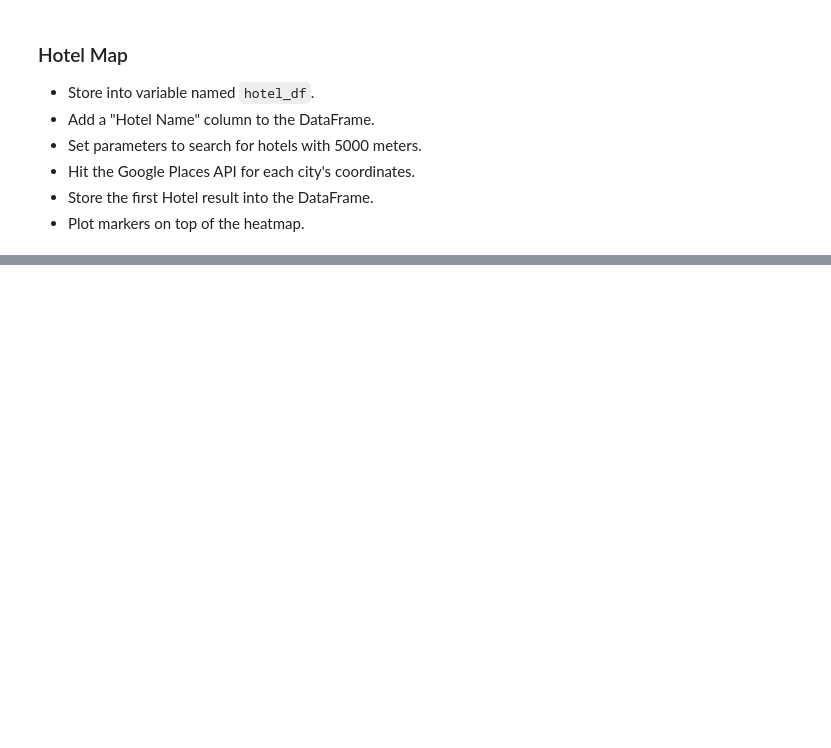
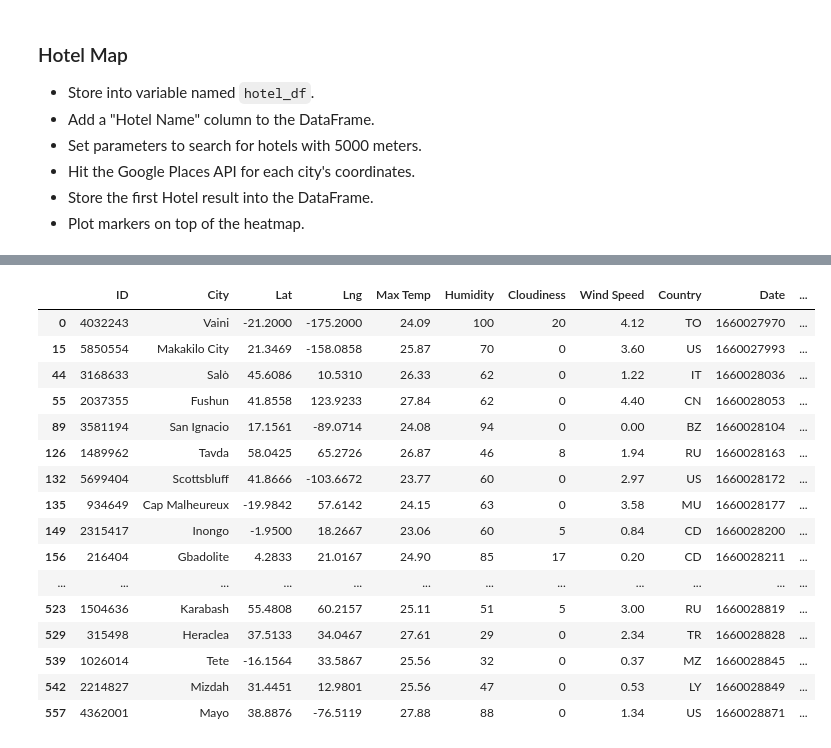
Before and after one commit to RHockley/python_api_challenge, a Jupyter notebook: VacationPy.ipynb, the cells around one changed output, grey strips where cells are left out. Cells and saved outputs as stored; diff of their text form; code cells hidden in the pictures; blank space fills up the shorter version.

```diff
--- a/VacationPy.ipynb
+++ b/VacationPy.ipynb
@@ -20,3 +20,7 @@ from api_keys import g_key
 # %% [markdown]
 ### Store Part I results into DataFrame
 * Load the csv exported in Part I to a DataFrame
+# %%
+
+city_data_df = pd.read_csv("output_data/city_weather.csv")
+city_data_df
@@ -29,3 +59,9 @@ from api_keys import g_key
 ### Create new DataFrame fitting weather criteria
 * Narrow down the cities to fit weather conditions.
 * Drop any rows will null values.
+# %%
+ideal_city_df = city_data_df.loc[(city_data_df["Max Temp"] > 23) & (city_data_df["Max Temp"] < 28) \
+                                & (city_data_df["Wind Speed"] < 4.5) \
+                                & (city_data_df["Cloudiness"] < 30)].dropna()
+
+ideal_city_df
@@ -37,3 +91,30 @@ from api_keys import g_key
 * Hit the Google Places API for each city's coordinates.
 * Store the first Hotel result into the DataFrame.
 * Plot markers on top of the heatmap.
+# %%
+hotel_df = ideal_city_df
+
+hotel_df["Hotel Name"] = ''
+
+params = {"radius":5000, "types":"lodging", "key":g_key}
+
+for index, row in hotel_df.iterrows():
+    lat = row["Lat"]
+    lng = row["Lng"]
+
+    params["location"] = f"{lat},{lng}"
+
+    base_url = "https://maps.googleapis.com/maps/api/place/nearbysearch/json"
+
+    print(f"Retrieving results for Index {index}: {row['City']}.")
+    response = requests.get(base_url, params=params).json()
+
+    results = response['results']
+    try:
+        print(f"Closest hotel is {results[0]['name']}.")
+        hotel_df.loc[index, "Hotel Name"] = results[0]['name']
+
+    except:
+        print("Missing field/result... skipping.")
+
+    print("---------------------------")
@@ -40,3 +139,23 @@ from api_keys import g_key
+# %%
+hotel_df
+# %% [output]
+|  | ID | City | Lat | Lng | Max Temp | Humidity | Cloudiness | Wind Speed | Country | Date | ... |
+| 0 | 4032243 | Vaini | -21.2000 | -175.2000 | 24.09 | 100 | 20 | 4.12 | TO | 1660027970 | ... |
+| 15 | 5850554 | Makakilo City | 21.3469 | -158.0858 | 25.87 | 70 | 0 | 3.60 | US | 1660027993 | ... |
+| 44 | 3168633 | Salò | 45.6086 | 10.5310 | 26.33 | 62 | 0 | 1.22 | IT | 1660028036 | ... |
+| 55 | 2037355 | Fushun | 41.8558 | 123.9233 | 27.84 | 62 | 0 | 4.40 | CN | 1660028053 | ... |
+| 89 | 3581194 | San Ignacio | 17.1561 | -89.0714 | 24.08 | 94 | 0 | 0.00 | BZ | 1660028104 | ... |
+| 126 | 1489962 | Tavda | 58.0425 | 65.2726 | 26.87 | 46 | 8 | 1.94 | RU | 1660028163 | ... |
+| 132 | 5699404 | Scottsbluff | 41.8666 | -103.6672 | 23.77 | 60 | 0 | 2.97 | US | 1660028172 | ... |
+| 135 | 934649 | Cap Malheureux | -19.9842 | 57.6142 | 24.15 | 63 | 0 | 3.58 | MU | 1660028177 | ... |
+| 149 | 2315417 | Inongo | -1.9500 | 18.2667 | 23.06 | 60 | 5 | 0.84 | CD | 1660028200 | ... |
+| 156 | 216404 | Gbadolite | 4.2833 | 21.0167 | 24.90 | 85 | 17 | 0.20 | CD | 1660028211 | ... |
+| ... | ... | ... | ... | ... | ... | ... | ... | ... | ... | ... | ... |
+| 523 | 1504636 | Karabash | 55.4808 | 60.2157 | 25.11 | 51 | 5 | 3.00 | RU | 1660028819 | ... |
+| 529 | 315498 | Heraclea | 37.5133 | 34.0467 | 27.61 | 29 | 0 | 2.34 | TR | 1660028828 | ... |
+| 539 | 1026014 | Tete | -16.1564 | 33.5867 | 25.56 | 32 | 0 | 0.37 | MZ | 1660028845 | ... |
+| 542 | 2214827 | Mizdah | 31.4451 | 12.9801 | 25.56 | 47 | 0 | 0.53 | LY | 1660028849 | ... |
+| 557 | 4362001 | Mayo | 38.8876 | -76.5119 | 27.88 | 88 | 0 | 1.34 | US | 1660028871 | ... |
 # %%
 # NOTE: Do not change any of the code in this cell
 
```
Also changed, not shown: parts of 5 cells of this notebook, 1 other file.
